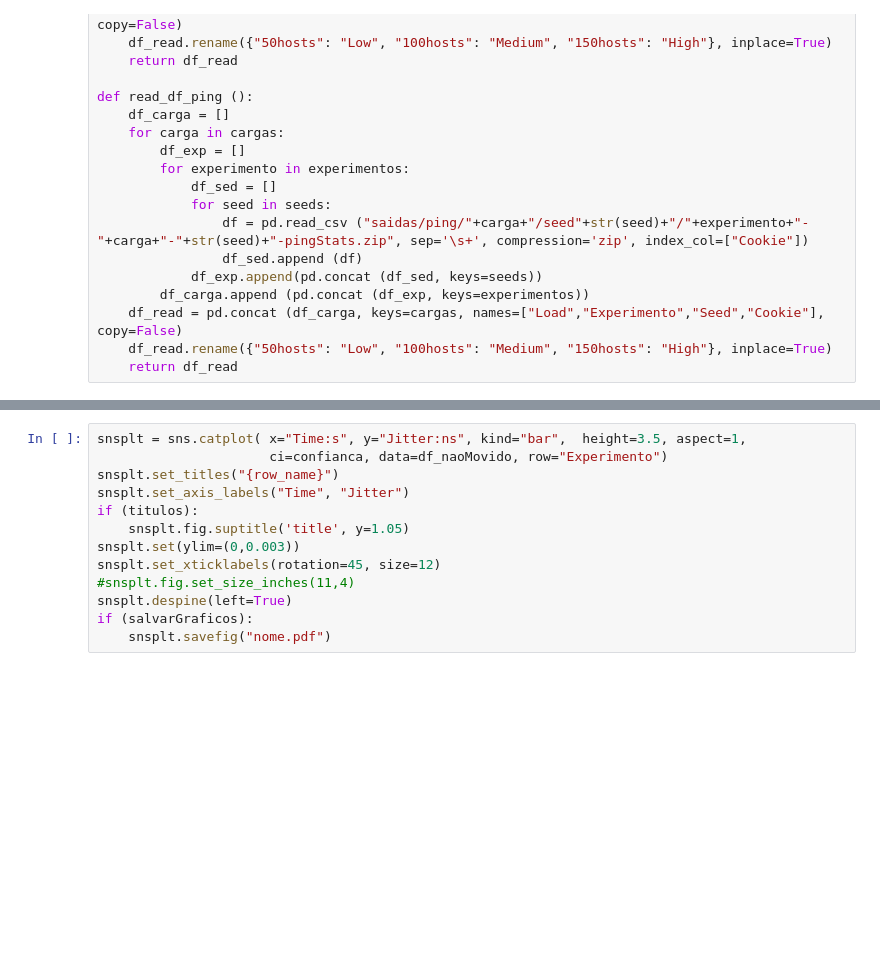
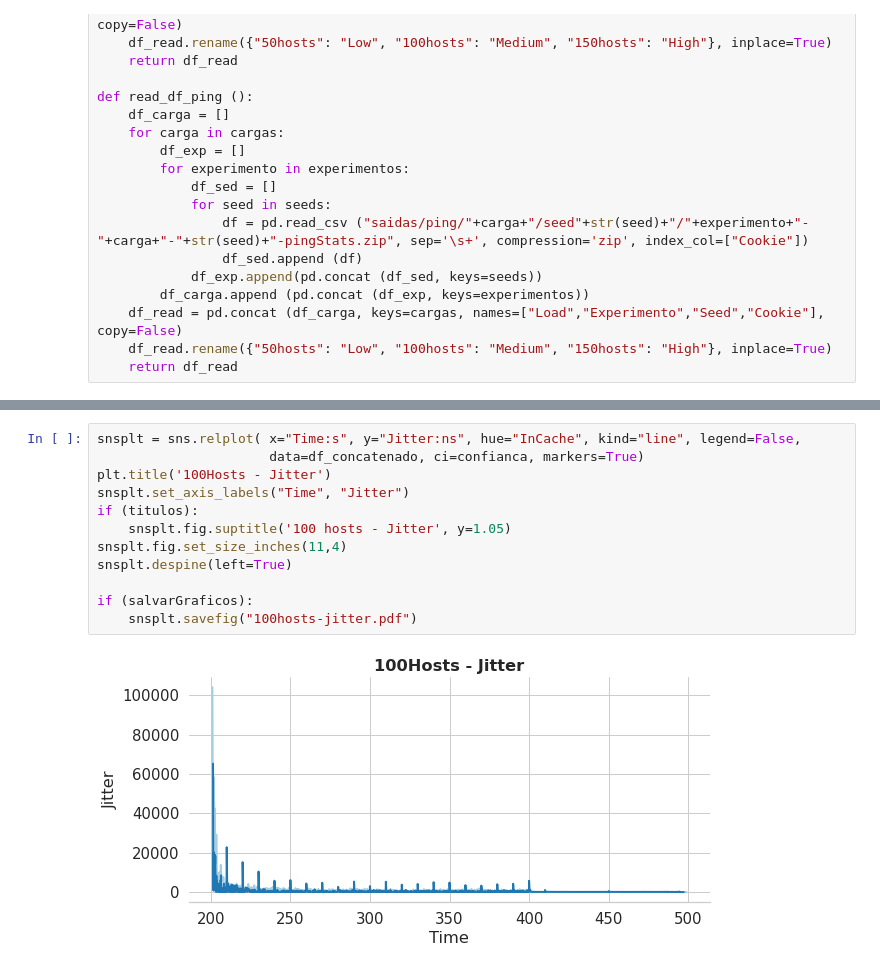
Before and after one commit to pedrobellotti/iperftestes, a Jupyter notebook: Simulacao/NovoArtigo/analisePingNovo.ipynb, the cells around one changed output, grey strips where cells are left out. Drawn from its saved outputs; the diff is of its cells as text; blank space fills up the shorter version.

```diff
--- a/Simulacao/NovoArtigo/analisePingNovo.ipynb
+++ b/Simulacao/NovoArtigo/analisePingNovo.ipynb
@@ -234,13 +161,14 @@ if (salvarGraficos):
 # %%
-snsplt = sns.catplot( x="Time:s", y="Jitter:ns", kind="bar",  height=3.5, aspect=1,
-                      ci=confianca, data=df_naoMovido, row="Experimento")
-snsplt.set_titles("{row_name}")
+snsplt = sns.relplot( x="Time:s", y="Jitter:ns", hue="InCache", kind="line", legend=False,
+                      data=df_concatenado, ci=confianca, markers=True)
+plt.title('100Hosts - Jitter')
 snsplt.set_axis_labels("Time", "Jitter")
 if (titulos):
-    snsplt.fig.suptitle('title', y=1.05)
-snsplt.set(ylim=(0,0.003))
-snsplt.set_xticklabels(rotation=45, size=12)
-#snsplt.fig.set_size_inches(11,4)
+    snsplt.fig.suptitle('100 hosts - Jitter', y=1.05)
+snsplt.fig.set_size_inches(11,4)
 snsplt.despine(left=True)
+
 if (salvarGraficos):
-    snsplt.savefig("nome.pdf")
+    snsplt.savefig("100hosts-jitter.pdf")
+# %% [output]
+[figure, added]
```
Also changed, not shown: parts of 13 cells of this notebook, 3 other files.
